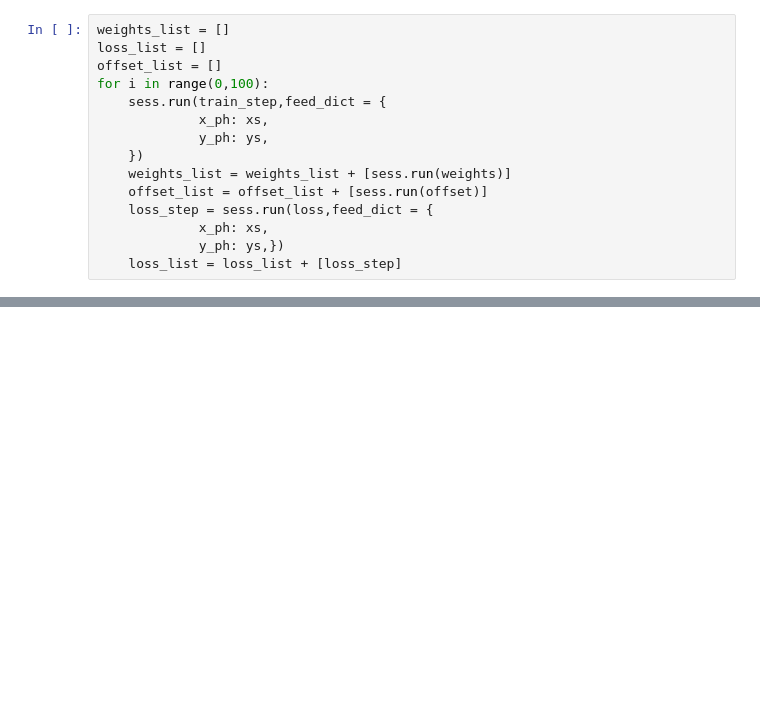
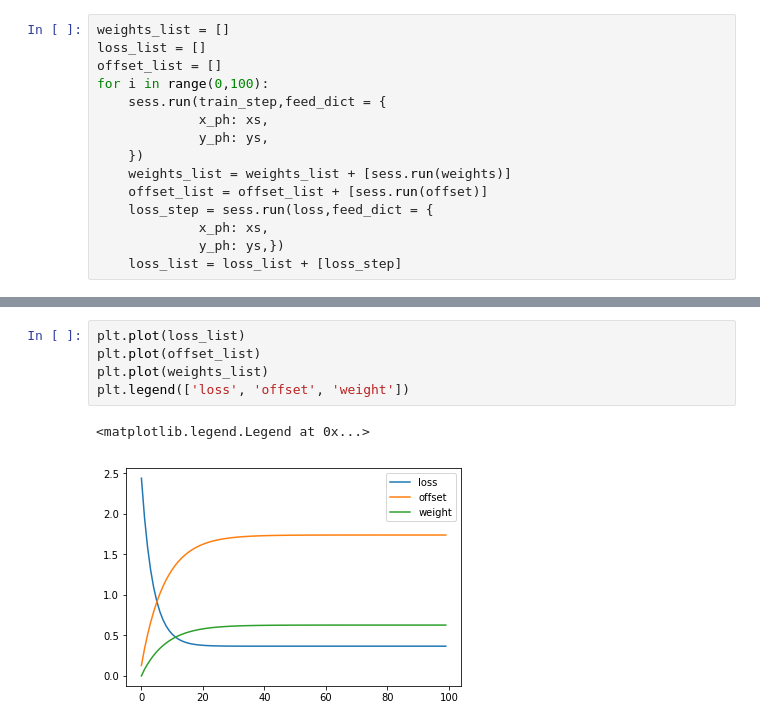
Before and after one commit to emmettk/TensorFlowExamples, a Jupyter notebook: TensorFlowExperiments.ipynb, the cells around one changed output, grey strips where cells are left out. Saved outputs shown, nothing was run; the diff lists cells and outputs as text; blank space fills up the shorter version.

```diff
--- a/TensorFlowExperiments.ipynb
+++ b/TensorFlowExperiments.ipynb
@@ -177,0 +224,8 @@ We find that this has converged to very close to the original parameters we used
+# %%
+plt.plot(loss_list)
+plt.plot(offset_list)
+plt.plot(weights_list)
+plt.legend(['loss', 'offset', 'weight'])
+# %% [output]
+<matplotlib.legend.Legend at 0x...>
+[figure, added]
```
Also changed, not shown: parts of 17 cells of this notebook.
